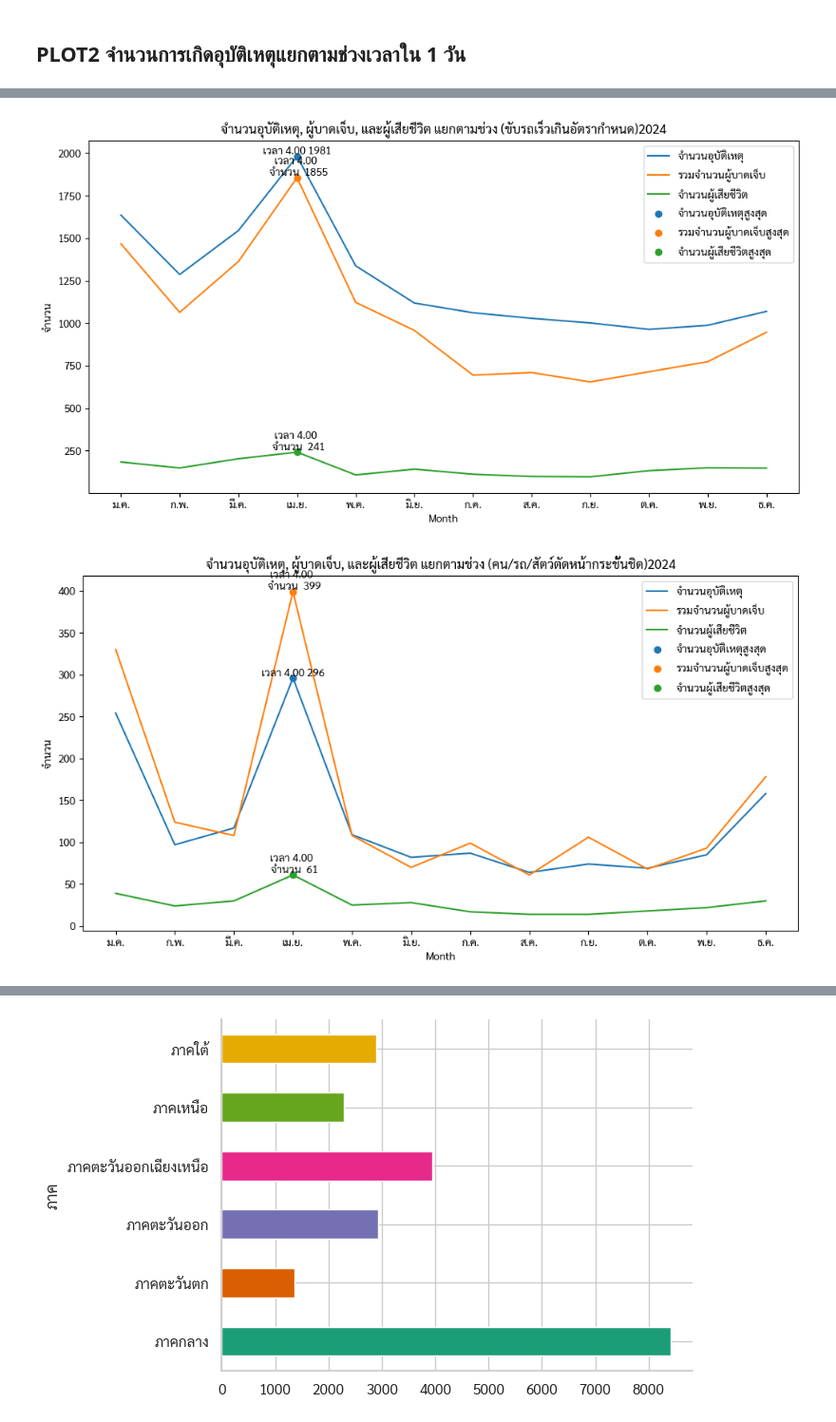
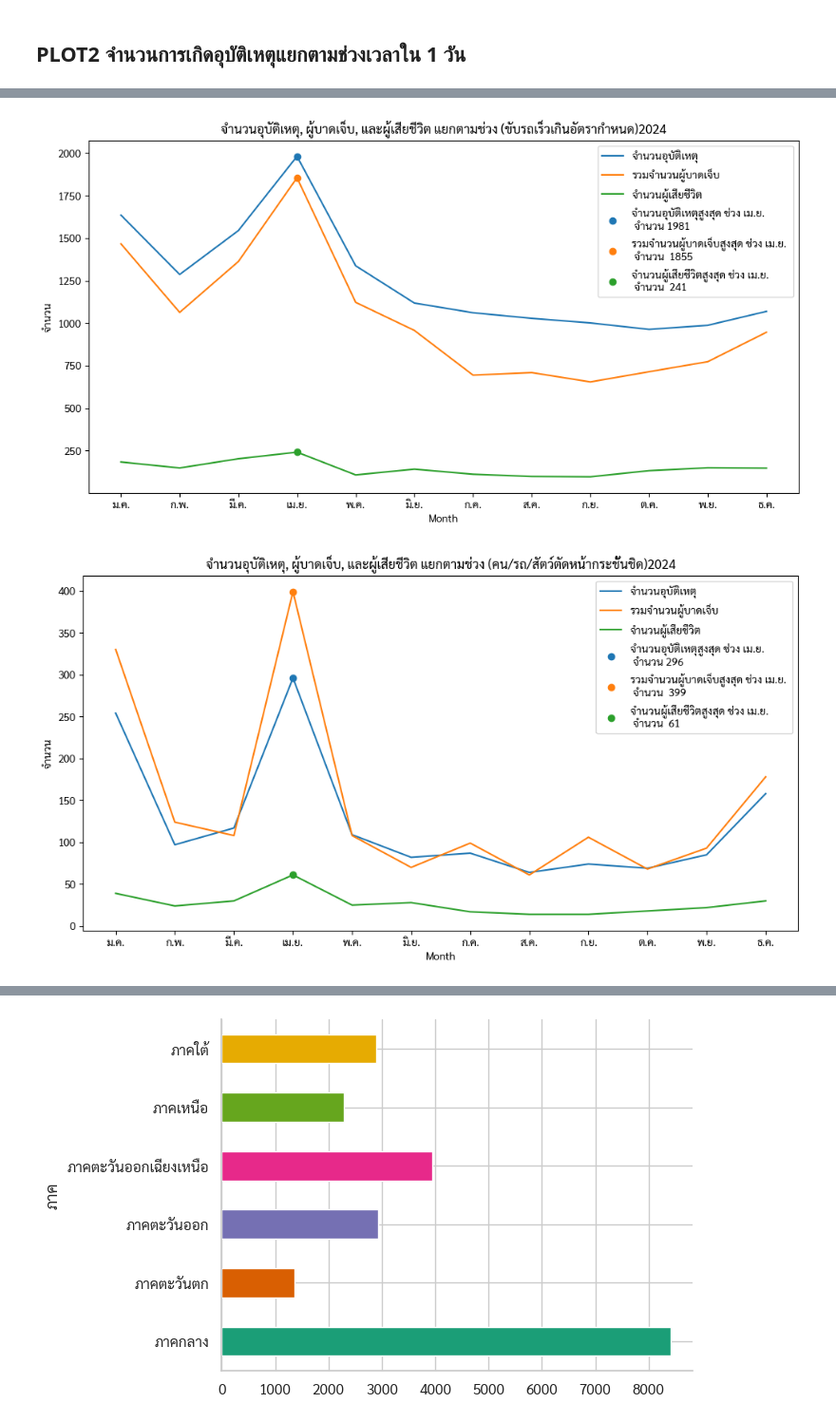
Before and after one commit to mariaonz/traffic-accidents-analysis-2024, a Jupyter notebook: traffic_accidents_analysis_2024.ipynb, the cells around one changed output, grey strips where cells are left out. Shown at 95% size. Drawn from its saved outputs; the diff is of its cells as text; code cells hidden in the pictures.

```diff
--- a/traffic_accidents_analysis_2024.ipynb
+++ b/traffic_accidents_analysis_2024.ipynb
@@ -260,18 +260,18 @@ for filter in _filter:
   plt.plot(hourly_data.index, hourly_data['รวมจำนวนผู้บาดเจ็บ'], label='รวมจำนวนผู้บาดเจ็บ')
   plt.plot(hourly_data.index, hourly_data['จำนวนผู้เสียชีวิต'], label='จำนวนผู้เสียชีวิต')
   # เพิ่มจุดเด่นที่ค่ามากสุด
-  plt.scatter(max_acc, hourly_data.loc[max_acc, 'ACC_CODE'], label=f'จำนวนอุบัติเหตุสูงสุด', zorder=3)
-  plt.scatter(max_injured, hourly_data.loc[max_injured, 'รวมจำนวนผู้บาดเจ็บ'], label=f'รวมจำนวนผู้บาดเจ็บสูงสุด', zorder=3)
-  plt.scatter(max_death, hourly_data.loc[max_death, 'จำนวนผู้เสียชีวิต'], label=f'จำนวนผู้เสียชีวิตสูงสุด', zorder=3)
+  plt.scatter(max_acc, hourly_data.loc[max_acc, 'ACC_CODE'], label=f"จำนวนอุบัติเหตุสูงสุด เวลา {max_acc}.00 น. \n จำนวน {hourly_data.loc[max_acc, 'ACC_CODE']}", zorder=3)
+  plt.scatter(max_injured, hourly_data.loc[max_injured, 'รวมจำนวนผู้บาดเจ็บ'], label=f"รวมจำนวนผู้บาดเจ็บสูงสุด เวลา {max_injured}.00 น. \n จำนวน  {hourly_data.loc[max_injured, 'รวมจำนวนผู้บาดเจ็บ']}", zorder=3)
+  plt.scatter(max_death, hourly_data.loc[max_death, 'จำนวนผู้เสียชีวิต'], label=f"จำนวนผู้เสียชีวิตสูงสุด เวลา {max_death}.00 น. \n จำนวน  {hourly_data.loc[max_death, 'จำนวนผู้เสียชีวิต']}", zorder=3)
 
-  plt.text(max_acc, hourly_data.loc[max_acc, 'ACC_CODE'], f"เวลา {max_acc}.00 \n จำนวน {hourly_data.loc[max_acc, 'ACC_CODE']}",
-            ha='center', va='bottom', fontsize=10)
+  # plt.text(max_acc, hourly_data.loc[max_acc, 'ACC_CODE'], f"เวลา {max_acc}.00 \n จำนวน {hourly_data.loc[max_acc, 'ACC_CODE']}",
+  #           ha='center', va='bottom', fontsize=10)
 
-  plt.text(max_injured, hourly_data.loc[max_injured, 'รวมจำนวนผู้บาดเจ็บ'], f"เวลา {max_injured}.00 \n จำนวน  {hourly_data.loc[max_injured, 'รวมจำนวนผู้บาดเจ็บ']}",
-            ha='center', va='bottom', fontsize=10)
+  # plt.text(max_injured, hourly_data.loc[max_injured, 'รวมจำนวนผู้บาดเจ็บ'], f"เวลา {max_injured}.00 \n จำนวน  {hourly_data.loc[max_injured, 'รวมจำนวนผู้บาดเจ็บ']}",
+  #           ha='center', va='bottom', fontsize=10)
 
-  plt.text(max_death, hourly_data.loc[max_death, 'จำนวนผู้เสียชีวิต'], f"เวลา {max_death}.00 \n จำนวน  {hourly_data.loc[max_death, 'จำนวนผู้เสียชีวิต']}",
-            ha='center', va='bottom', fontsize=10)
+  # plt.text(max_death, hourly_data.loc[max_death, 'จำนวนผู้เสียชีวิต'], f"เวลา {max_death}.00 \n จำนวน  {hourly_data.loc[max_death, 'จำนวนผู้เสียชีวิต']}",
+  #           ha='center', va='bottom', fontsize=10)
   plt.xlabel('ชั่วโมง')
   plt.ylabel('จำนวน')
   plt.title(f'จำนวนอุบัติเหตุ, ผู้บาดเจ็บ, และผู้เสียชีวิต แยกตามช่วงเวลาใน 1 วัน ({filter})')
@@ -286,5 +286,6 @@ for filter in _filter:
 # %%
 _filter = ['ขับรถเร็วเกินอัตรากำหนด', 'คน/รถ/สัตว์ตัดหน้ากระชั้นชิด','หลับใน']
+thai_months = ['ม.ค.', 'ก.พ.', 'มี.ค.', 'เม.ย.', 'พ.ค.', 'มิ.ย.', 'ก.ค.', 'ส.ค.', 'ก.ย.', 'ต.ค.', 'พ.ย.', 'ธ.ค.']
 _filter
 for filter in _filter:
   df['วันที่เกิดเหตุ'] = pd.to_datetime(df['วันที่เกิดเหตุ'], format='%d/%m/%Y', errors='coerce')
@@ -292,42 +293,42 @@ for filter in _filter:
   df['Month'] = df['วันที่เกิดเหตุ'].dt.month
   df_filtered = df[df['มูลเหตุสันนิษฐาน'] == filter]
   # Group by hour and calculate counts for ACC_CODE, sum of 'รวมจำนวนผู้บาดเจ็บ', and sum of 'จำนวนผู้เสียชีวิต'
   hourly_data = df_filtered.groupby('Month').agg({
       'ACC_CODE': 'count',
       'รวมจำนวนผู้บาดเจ็บ': 'sum',
       'จำนวนผู้เสียชีวิต': 'sum'
   })
   max_acc = hourly_data['ACC_CODE'].idxmax()  # ชั่วโมงที่มีจำนวนอุบัติเหตุสูงสุด
   max_injured = hourly_data['รวมจำนวนผู้บาดเจ็บ'].idxmax()  # ชั่วโมงที่มีผู้บาดเจ็บสูงสุด
   max_death = hourly_data['จำนวนผู้เสียชีวิต'].idxmax()  # ชั่วโมงที่มีผู้เสียชีวิตสูงสุด
   # Create the plot
   plt.figure(figsize=(12, 6))
   plt.plot(hourly_data.index, hourly_data['ACC_CODE'], label='จำนวนอุบัติเหตุ')
   plt.plot(hourly_data.index, hourly_data['รวมจำนวนผู้บาดเจ็บ'], label='รวมจำนวนผู้บาดเจ็บ')
   plt.plot(hourly_data.index, hourly_data['จำนวนผู้เสียชีวิต'], label='จำนวนผู้เสียชีวิต')
   # เพิ่มจุดเด่นที่ค่ามากสุด
-  plt.scatter(max_acc, hourly_data.loc[max_acc, 'ACC_CODE'], label=f'จำนวนอุบัติเหตุสูงสุด', zorder=3)
-  plt.scatter(max_injured, hourly_data.loc[max_injured, 'รวมจำนวนผู้บาดเจ็บ'], label=f'รวมจำนวนผู้บาดเจ็บสูงสุด', zorder=3)
-  plt.scatter(max_death, hourly_data.loc[max_death, 'จำนวนผู้เสียชีวิต'], label=f'จำนวนผู้เสียชีวิตสูงสุด', zorder=3)
+  plt.scatter(max_acc, hourly_data.loc[max_acc, 'ACC_CODE'], label=f"จำนวนอุบัติเหตุสูงสุด ช่วง {thai_months[max_acc - 1]} \n จำนวน {hourly_data.loc[max_acc, 'ACC_CODE']}", zorder=3)
+  plt.scatter(max_injured, hourly_data.loc[max_injured, 'รวมจำนวนผู้บาดเจ็บ'], label=f"รวมจำนวนผู้บาดเจ็บสูงสุด ช่วง {thai_months[max_acc - 1]} \n จำนวน  {hourly_data.loc[max_injured, 'รวมจำนวนผู้บาดเจ็บ']}", zorder=3)
+  plt.scatter(max_death, hourly_data.loc[max_death, 'จำนวนผู้เสียชีวิต'], label=f"จำนวนผู้เสียชีวิตสูงสุด ช่วง {thai_months[max_acc - 1]} \n จำนวน  {hourly_data.loc[max_death, 'จำนวนผู้เสียชีวิต']}", zorder=3)
 
-  plt.text(max_acc, hourly_data.loc[max_acc, 'ACC_CODE'], f"เวลา {max_acc}.00 {hourly_data.loc[max_acc, 'ACC_CODE']}",
-            ha='center', va='bottom', fontsize=10)
+  # plt.text(max_acc, hourly_data.loc[max_acc, 'ACC_CODE'], f"เวลา {max_acc}.00 \n จำนวน {hourly_data.loc[max_acc, 'ACC_CODE']}",
+  #           ha='center', va='bottom', fontsize=10)
 
-  plt.text(max_injured, hourly_data.loc[max_injured, 'รวมจำนวนผู้บาดเจ็บ'], f"เวลา {max_injured}.00 \n จำนวน  {hourly_data.loc[max_injured, 'รวมจำนวนผู้บาดเจ็บ']}",
-            ha='center', va='bottom', fontsize=13)
+  # plt.text(max_injured, hourly_data.loc[max_injured, 'รวมจำนวนผู้บาดเจ็บ'], f"เวลา {max_injured}.00 \n จำนวน  {hourly_data.loc[max_injured, 'รวมจำนวนผู้บาดเจ็บ']}",
+  #           ha='center', va='bottom', fontsize=10)
 
-  plt.text(max_death, hourly_data.loc[max_death, 'จำนวนผู้เสียชีวิต'], f"เวลา {max_death}.00 \n จำนวน  {hourly_data.loc[max_death, 'จำนวนผู้เสียชีวิต']}",
-            ha='center', va='bottom', fontsize=13)
+  # plt.text(max_death, hourly_data.loc[max_death, 'จำนวนผู้เสียชีวิต'], f"เวลา {max_death}.00 \n จำนวน  {hourly_data.loc[max_death, 'จำนวนผู้เสียชีวิต']}",
+  #           ha='center', va='bottom', fontsize=10)
   plt.xlabel('Month')
   plt.ylabel('จำนวน')
   plt.title(f'จำนวนอุบัติเหตุ, ผู้บาดเจ็บ, และผู้เสียชีวิต แยกตามช่วง ({filter})2024')
   plt.legend()
 
-  thai_months = ['ม.ค.', 'ก.พ.', 'มี.ค.', 'เม.ย.', 'พ.ค.', 'มิ.ย.', 'ก.ค.', 'ส.ค.', 'ก.ย.', 'ต.ค.', 'พ.ย.', 'ธ.ค.']
+
 
   plt.xticks(list(range(1,13)), thai_months)  # Replace with Thai month labels
   plt.grid(False)
   plt.show()
 # %% [output]
-[figure, old version]
+[figure, new version]
-[figure, old version]
+[figure, new version]
```
Also changed, not shown: parts of 2 cells of this notebook.
